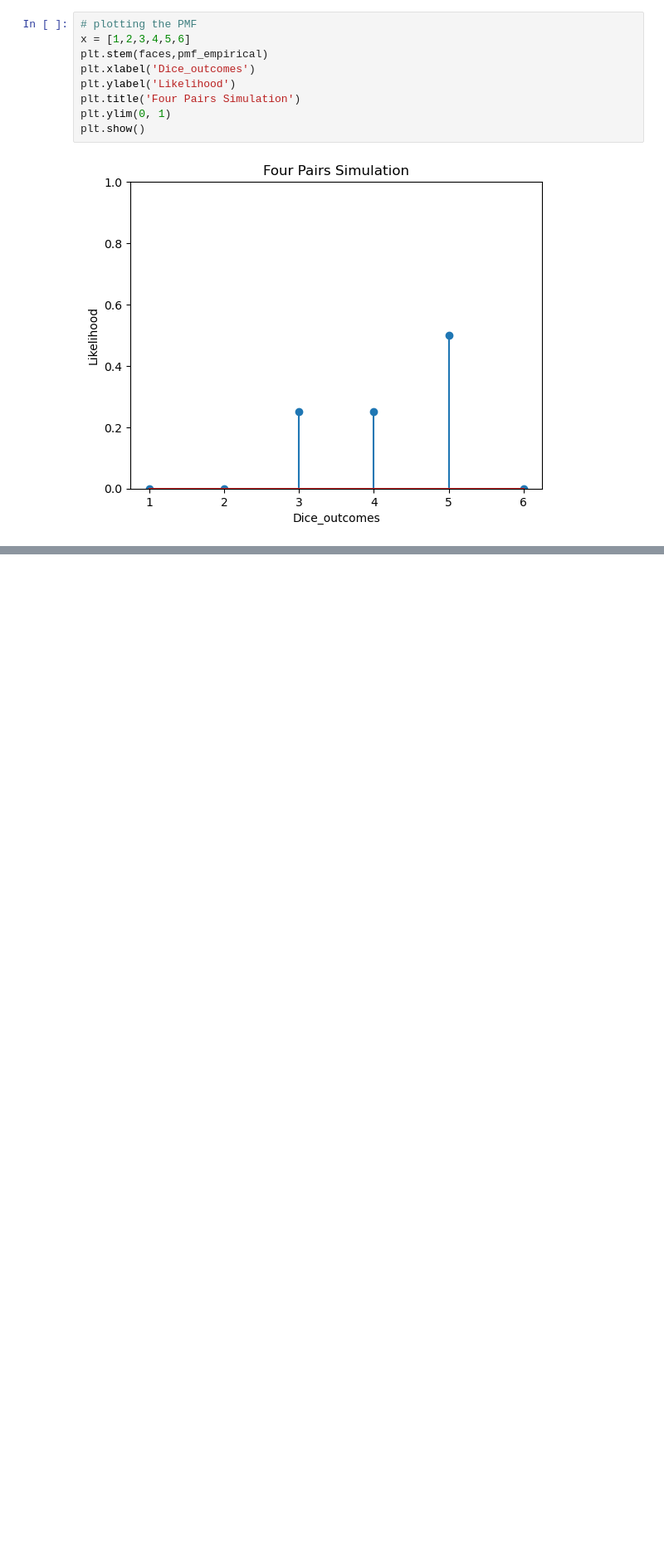
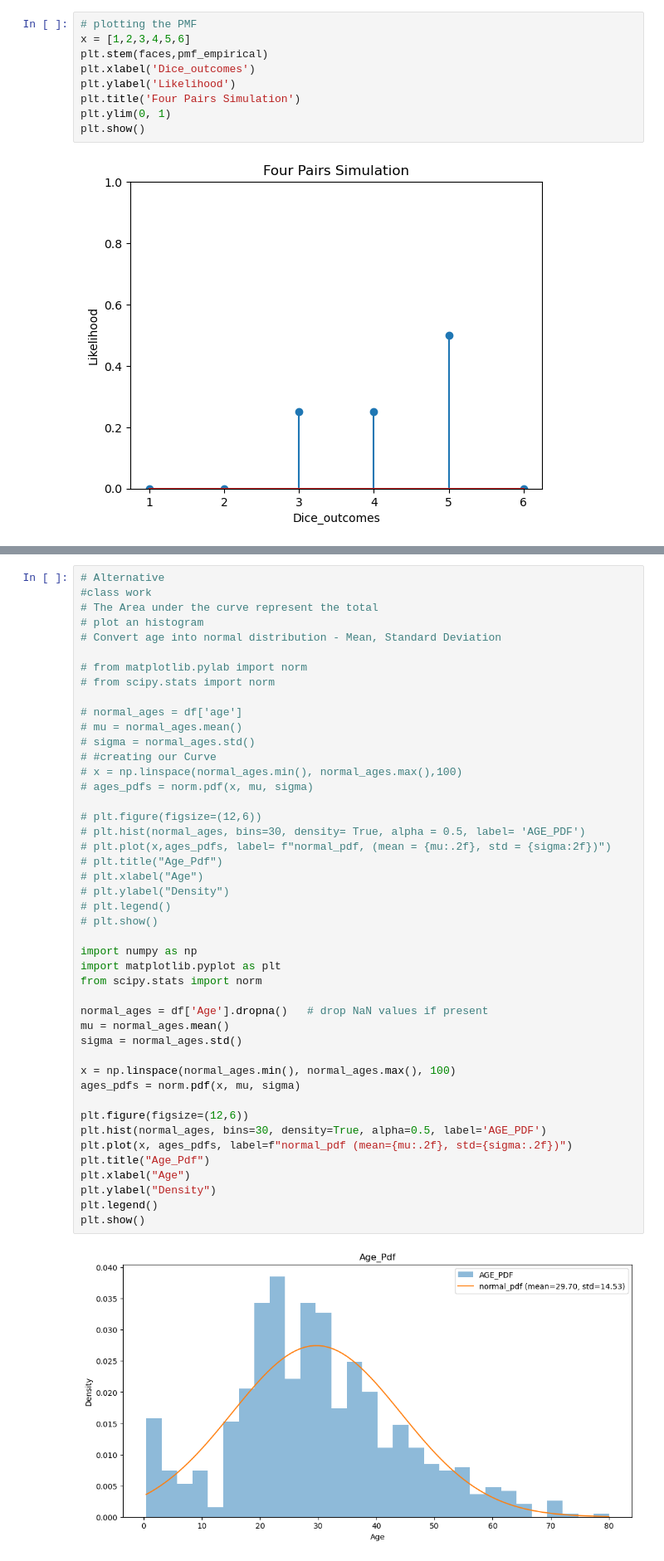
Before and after one commit to geoffreykemboi/statistics_one, a Jupyter notebook: statisticstitanic.ipynb, the cells around one changed output, grey strips where cells are left out. Shown: that part at 83% size. Drawn from its saved outputs; the diff is of its cells as text; blank space fills up the shorter version.

```diff
--- a/statisticstitanic.ipynb
+++ b/statisticstitanic.ipynb
@@ -96,0 +203,47 @@ plt.show()
+# %%
+# Alternative
+#class work
+# The Area under the curve represent the total
+# plot an histogram
+# Convert age into normal distribution - Mean, Standard Deviation
+
+# from matplotlib.pylab import norm
+# from scipy.stats import norm
+
+# normal_ages = df['age']
+# mu = normal_ages.mean()
+# sigma = normal_ages.std()
+# #creating our Curve
+# x = np.linspace(normal_ages.min(), normal_ages.max(),100)
+# ages_pdfs = norm.pdf(x, mu, sigma)
+
+# plt.figure(figsize=(12,6))
+# plt.hist(normal_ages, bins=30, density= True, alpha = 0.5, label= 'AGE_PDF')
+# plt.plot(x,ages_pdfs, label= f"normal_pdf, (mean = {mu:.2f}, std = {sigma:2f})")
+# plt.title("Age_Pdf")
+# plt.xlabel("Age")
+# plt.ylabel("Density")
+# plt.legend()
+# plt.show()
+
+import numpy as np
+import matplotlib.pyplot as plt
+from scipy.stats import norm
+
+normal_ages = df['Age'].dropna()   # drop NaN values if present
+mu = normal_ages.mean()
+sigma = normal_ages.std()
+
+x = np.linspace(normal_ages.min(), normal_ages.max(), 100)
+ages_pdfs = norm.pdf(x, mu, sigma)
+
+plt.figure(figsize=(12,6))
+plt.hist(normal_ages, bins=30, density=True, alpha=0.5, label='AGE_PDF')
+plt.plot(x, ages_pdfs, label=f"normal_pdf (mean={mu:.2f}, std={sigma:.2f})")
+plt.title("Age_Pdf")
+plt.xlabel("Age")
+plt.ylabel("Density")
+plt.legend()
+plt.show()
+# %% [output]
+[figure, added]
```
Also changed, not shown: parts of 12 cells of this notebook, 1 other file.
